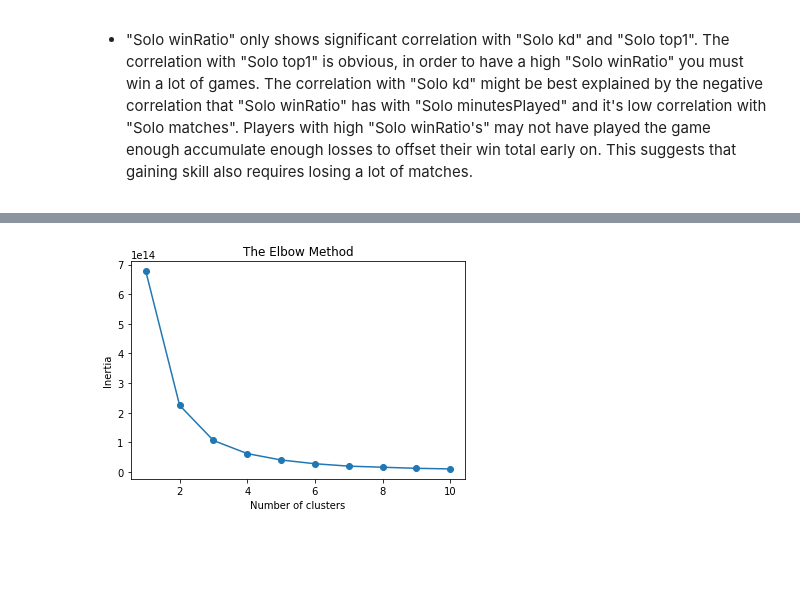
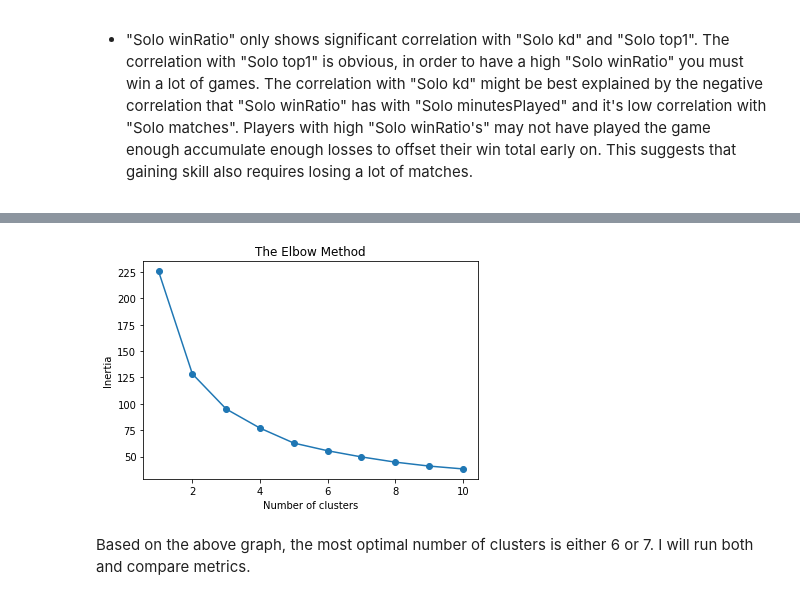
Before and after one commit to joeyc13/Multiplayer-Matchmaking, a Jupyter notebook: fortnite_data.ipynb, the cells around one changed output, grey strips where cells are left out. Saved outputs shown, nothing was run; the diff lists cells and outputs as text; code cells hidden in the pictures; blank space fills up the shorter version.

Commit message:
Normalized and Split Data

```diff
--- a/fortnite_data.ipynb
+++ b/fortnite_data.ipynb
@@ -178,0 +198,4 @@ As we can see above, several variable show a high degree of correlation with one
+# %%
+X = solo_player_data
+
+X_train, X_test = train_test_split(solo_player_data, test_size=0.3, random_state=27)
@@ -178,0 +206,6 @@ As we can see above, several variable show a high degree of correlation with one
+# %%
+norm = MinMaxScaler().fit(X_train)
+
+X_train_norm = norm.transform(X_train)
+
+X_test_norm = norm.transform(X_test)
@@ -179,16 +222,19 @@ As we can see above, several variable show a high degree of correlation with one
 # %%
-X = solo_player_data.iloc[:, :].values
+# X = X_train_norm.iloc[:, :].values
+X = X_train_norm
 
 inertias = []
 for i in range(1, 11):
     kmeans = KMeans(n_clusters = i, init = 'k-means++', random_state = 42)
     kmeans.fit(X)
     inertias.append(kmeans.inertia_)
 plt.plot(range(1, 11), inertias, marker = 'o')
 plt.title('The Elbow Method')
 plt.xlabel('Number of clusters')
 plt.ylabel('Inertia')
 plt.show()
 # %% [output]
-[figure, old version]
+[figure, new version]
+# %% [markdown]
+Based on the above graph, the most optimal number of clusters is either 6 or 7. I will run both and compare metrics.
 # %%
```
Also changed, not shown: parts of 17 cells of this notebook.
